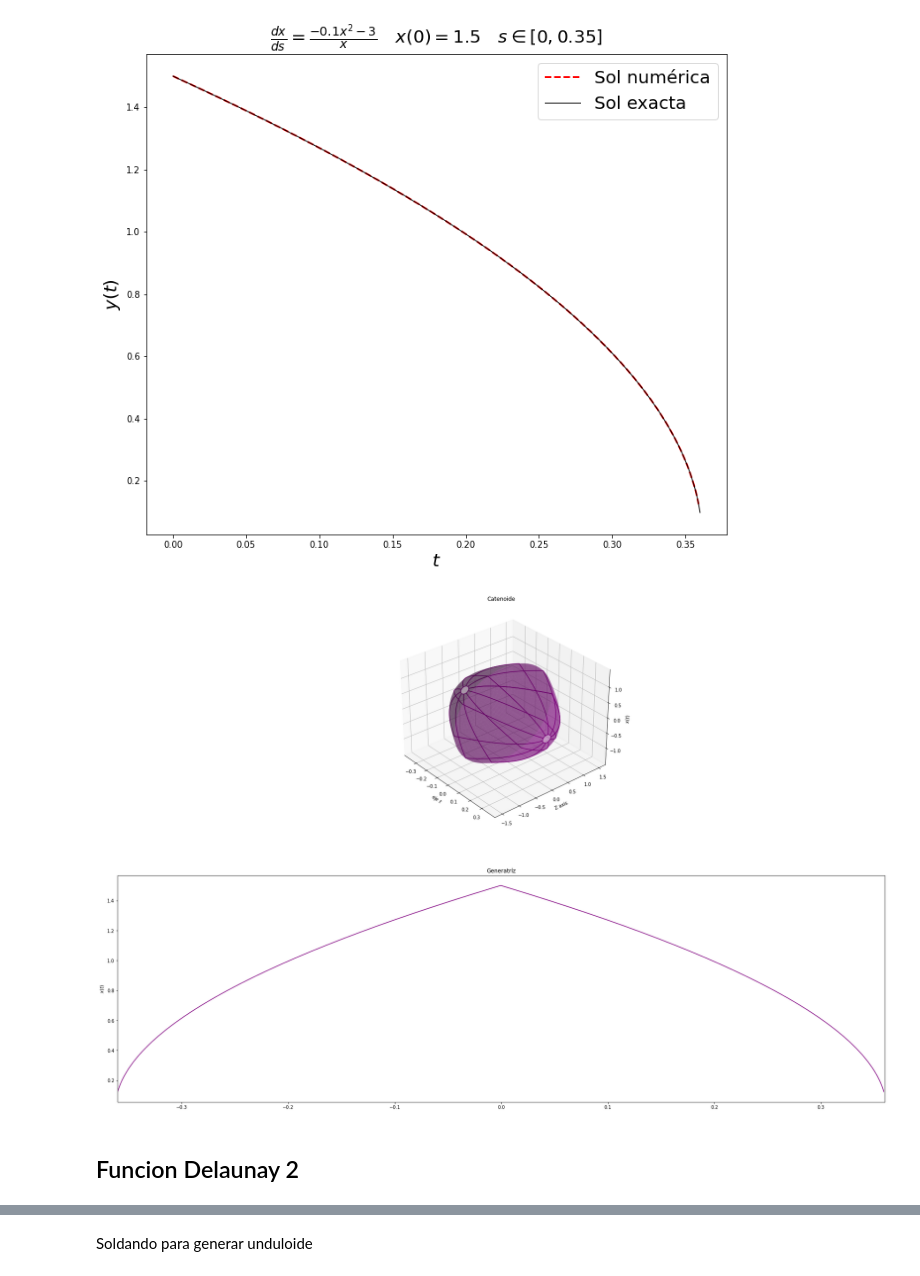
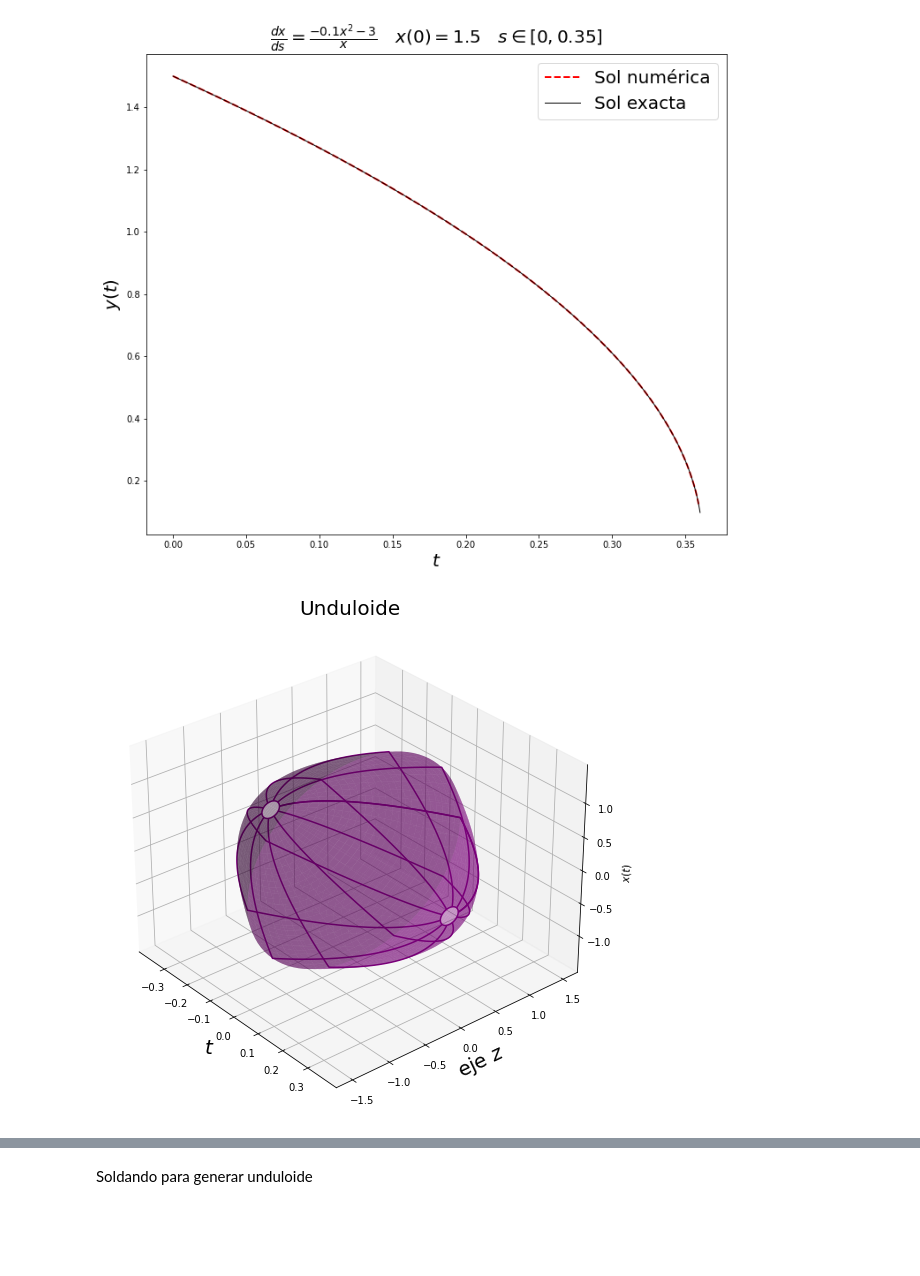
Before and after one commit to David-Damian/Optimization-Delaunay-surfaces, a Jupyter notebook: notebooks/graficas del reporte.ipynb, the cells around one changed output, grey strips where cells are left out. Cells and saved outputs as stored; diff of their text form; code cells hidden in the pictures; blank space fills up the shorter version.

Commit message:
removiendo graficas innecesarias

```diff
--- a/notebooks/graficas del reporte.ipynb
+++ b/notebooks/graficas del reporte.ipynb
@@ -330,48 +386,34 @@ plt.legend(prop={'size': 20})
 n = 100
 
 #dominio de la parametrizacion
 t1=np.arange(-0.36,0.36,0.001)
 y_t1=np.concatenate([np.flip(superficie2[1]),superficie2[1]])
 theta = np.linspace(0, 2*np.pi, n)
 
 #creamos una malla para t,theta
 T, THETA = np.meshgrid(t1, theta)
 
 #REFERENCIA PARA MESHGRID: https://numpy.org/doc/stable/reference/generated/numpy.meshgrid.html
 
 #coordenadas del solido de revolucion
 Y_T = np.ones((n, 1))*y_t1 #matrix whose rows are reapeted and equal to the solution vector
 Y = Y_T*np.cos(THETA)
 Z = Y_T*np.sin(THETA)
 
 ###GRAFICAS
 
 fig = plt.figure(figsize=(30,20))
 #### Grafica solido revolucion
 ax = fig.add_subplot(2, 1, 1, projection='3d')
 surf= ax.plot_wireframe(T, Y, Z,rcount=10,ccount=1, color='purple') #mostrar las secciones del solido
 ax.title.set_text('')
 ax.plot_surface(T, Y, Z, color='purple', alpha=0.4)
 ax.view_init(elev=30, azim=-40) #para rotar la grafica
-ax.title.set_text('Catenoide')
+ax.set_title('Unduloide', fontsize=20)
 #etiquetar ejes:
-ax.set_xlabel('eje $t$')
-ax.set_ylabel('Z axis')
+ax.set_xlabel('$t$', fontsize=20)
+ax.set_ylabel('eje $z$', fontsize=20)
 ax.set_zlabel('$x(t)$')
-
-####Grafica de funcion a rotar
-ax = fig.add_subplot(2, 1, 2)
-ax.plot(t1,y_t1,'purple')
-#ax.plot(-a, xa,12000,xb, marker="o", markersize=10, markeredgecolor="red",
-       #  markerfacecolor="red", label='condicion final e inicial') #graficando condicion inicial y final
-#ax.text(1, 100, '$(a,x_a)$', color='red')
-#ax.text(9500, xb-20, '$(b,x_b)$', color='red')
-ax.axis(xmin=-b,xmax=b)
-#ax.axis(ymin=xa-100,ymax=xb+100)
-ax.set_ylabel('$x(t)$')
-ax.title.set_text('Generatríz')
 plt.show()
 # %% [output]
-[figure, old version]
+[figure, new version]
-# %% [markdown]
-## Funcion Delaunay 2
```
Also changed, not shown: parts of 7 cells of this notebook.
